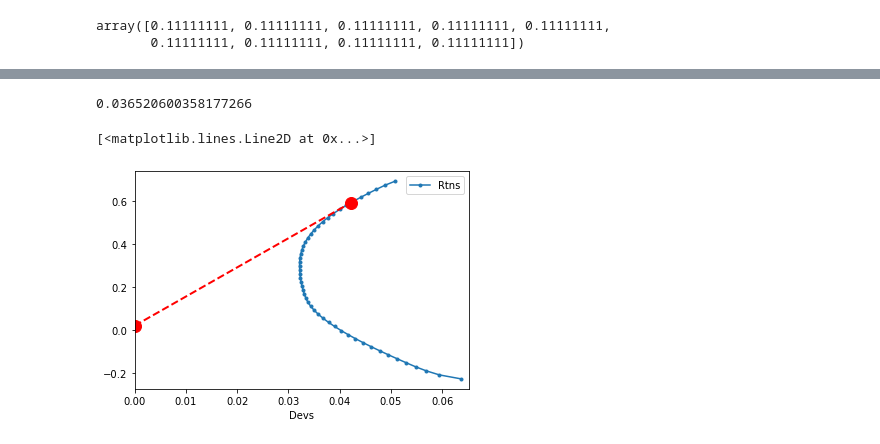
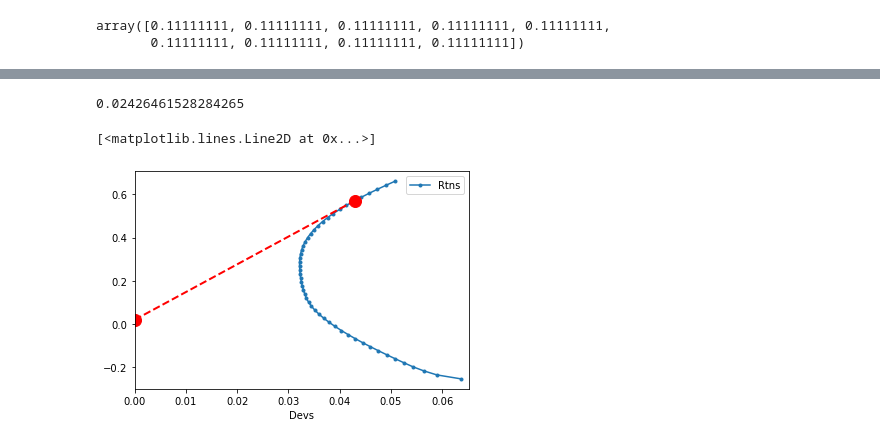
Before and after one commit to neusj47/BLM, a Jupyter notebook: opt_SRP.ipynb, the cells around one changed output, grey strips where cells are left out. Saved outputs shown, nothing was run; the diff lists cells and outputs as text; code cells hidden in the pictures.

```diff
--- a/opt_SRP.ipynb
+++ b/opt_SRP.ipynb
@@ -61,6 +61,7 @@ SBUX    0.015707
 BAC     0.016700
 dtype: float64
 # %%
-df_rtn_1y = pd.DataFrame(1 + df_rtn.mean()).T.prod()**(255) - 1
+df_rtn_1y = ((1 + df_rtn).prod())**(255/len(df_rtn)) -1
+# df_rtn_1y = pd.DataFrame(1 + df_rtn.mean()).T.prod()**(255) - 1
 df_rtn_1y
 # %% [output]
@@ -184,7 +185,7 @@ pf_dev
 pf_srp = get_pf_sr(wgt, rf, df_rtn_1y, df_cov_1y)
 pf_srp
 # %% [output]
-0.036520600358177266
+0.02426461528284265
 # %%
 def get_min_sr_wgt(rf, rtn, cov):
     bounds = ((0.0, 1.0),) * len(rtn)
@@ -230,8 +231,9 @@ def get_eff_wgt(num, rf, rtn, cov):
     df = pd.DataFrame([ticker, eff_wgt]).T
     return df, eff_rtn
 # %%
+num  = 50
 get_eff_frontier(num, df_rtn_1y, df_cov_1y)
 # %% [output]
 [<matplotlib.lines.Line2D at 0x...>]
-[figure, old version]
+[figure, new version]
 # %%
```
Also changed, not shown: parts of 12 cells of this notebook, 2 other files.
